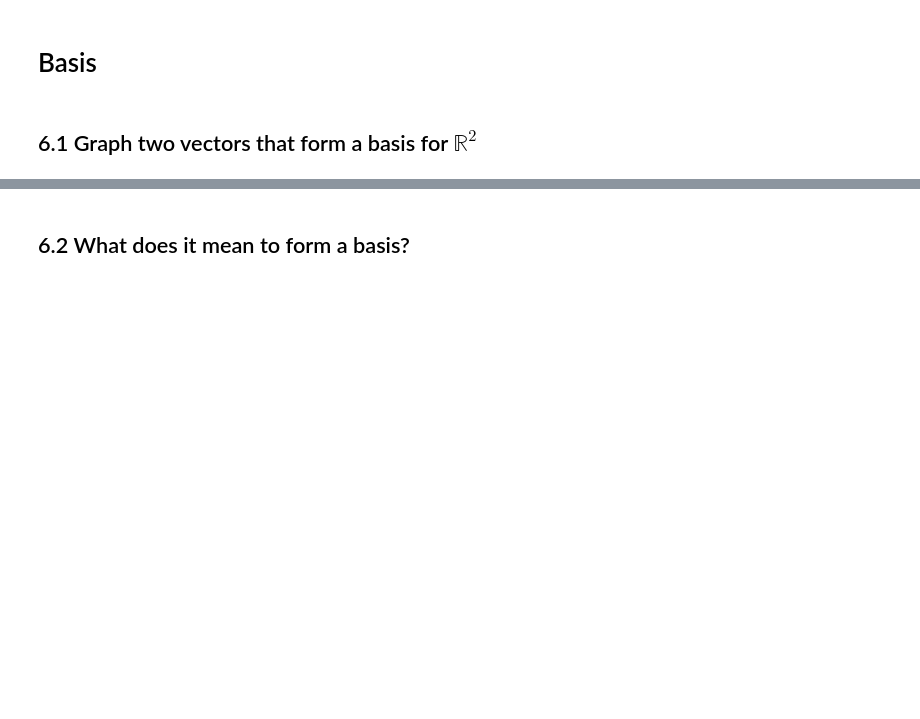
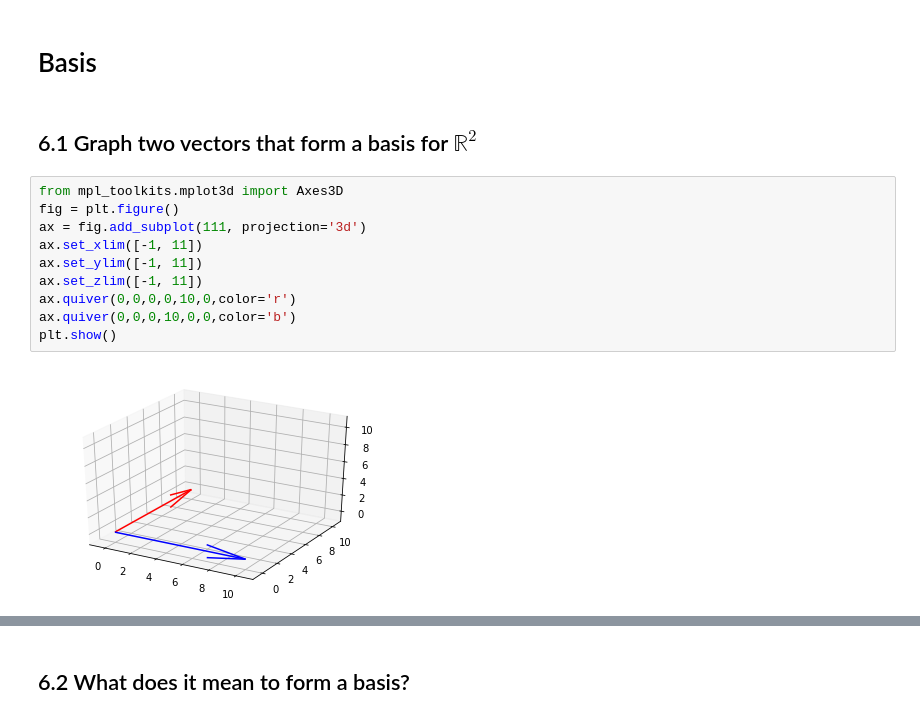
Before and after one commit to AaronReichert/DS-Unit-1-Sprint-3-Linear-Algebra, a Jupyter notebook: module2-intermediate-linear-algebra/LS_DS_132_Intermediate_Linear_Algebra_Assignment.ipynb, the cells around one changed output, grey strips where cells are left out. Cells and saved outputs as stored; diff of their text form; blank space fills up the shorter version.

```diff
--- a/module2-intermediate-linear-algebra/LS_DS_132_Intermediate_Linear_Algebra_Assignment.ipynb
+++ b/module2-intermediate-linear-algebra/LS_DS_132_Intermediate_Linear_Algebra_Assignment.ipynb
@@ -247,3 +299,15 @@ n = \begin{bmatrix} 4 & 8  & 2\end{bmatrix}
 # Basis
 # %% [markdown]
 ## 6.1 Graph two vectors that form a basis for $\mathbb{R}^2$
+# %%
+from mpl_toolkits.mplot3d import Axes3D
+fig = plt.figure()
+ax = fig.add_subplot(111, projection='3d')
+ax.set_xlim([-1, 11])
+ax.set_ylim([-1, 11])
+ax.set_zlim([-1, 11])
+ax.quiver(0,0,0,0,10,0,color='r')
+ax.quiver(0,0,0,10,0,0,color='b')
+plt.show()
+# %% [output]
+[figure, added]
```
Also changed, not shown: parts of 16 cells of this notebook.
